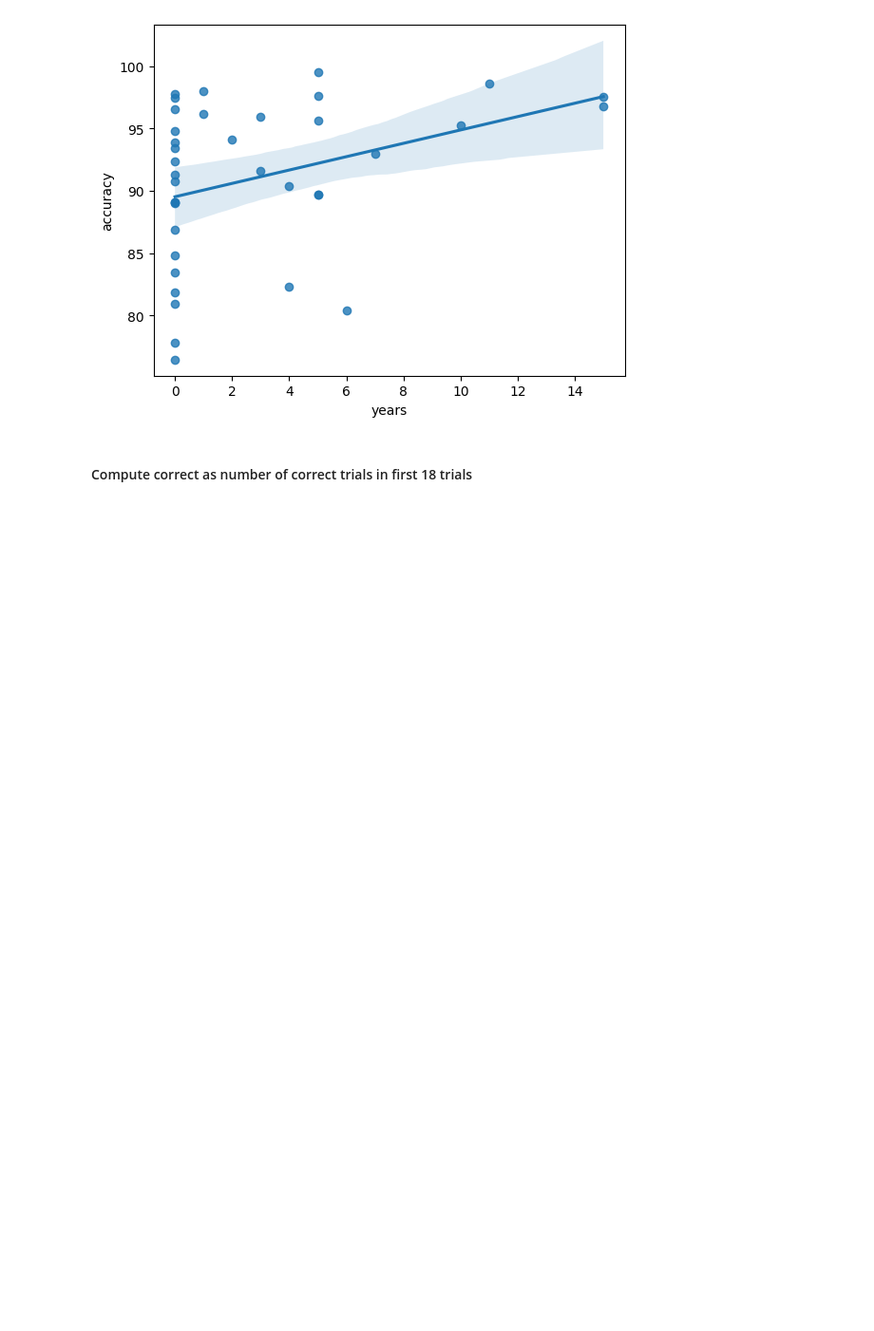
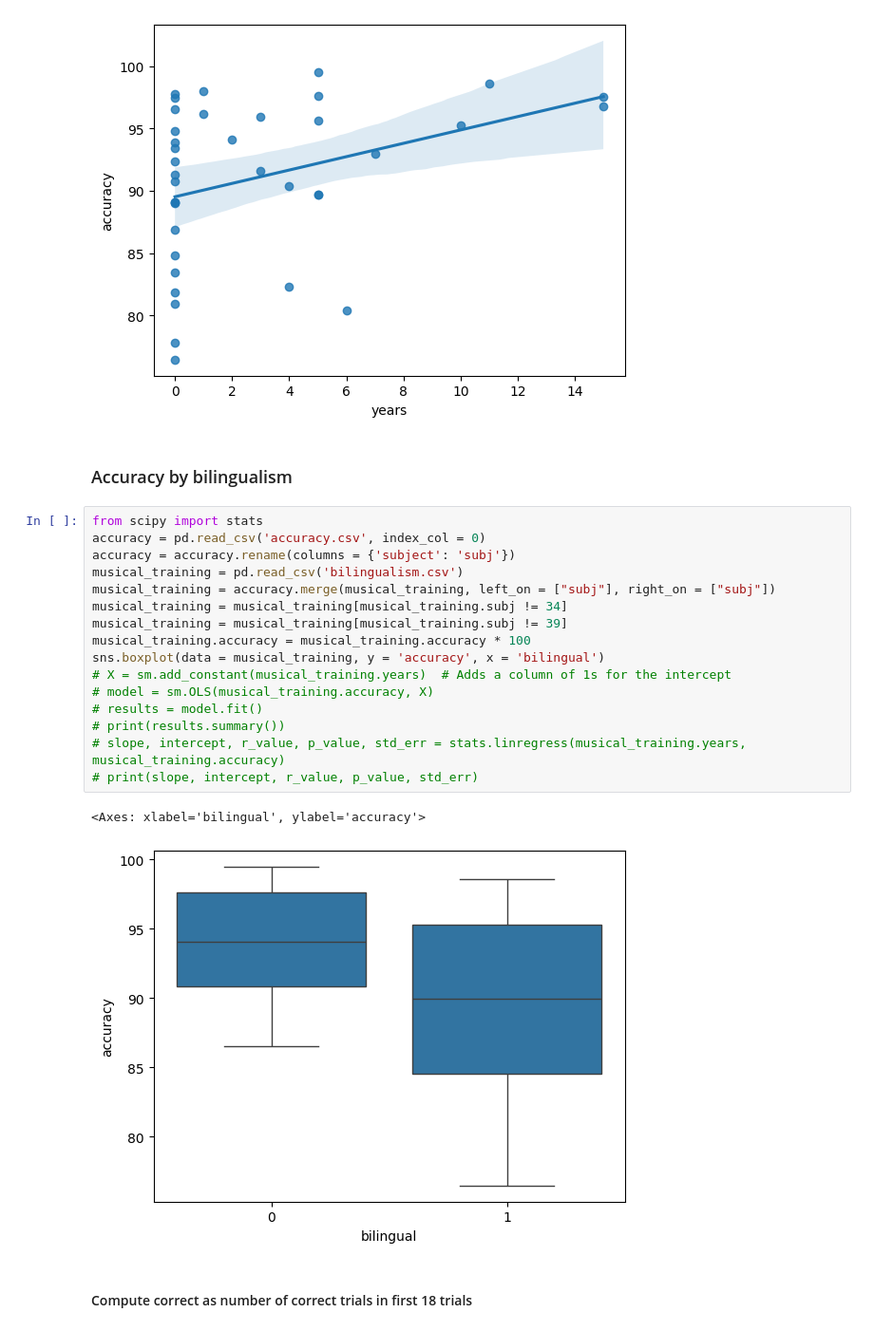
Before and after one commit to letitiayhho/tone-target-monitoring, a Jupyter notebook: analysis/accuracies.ipynb, the cells around one changed output. Shown at 95% size. Cells and saved outputs as stored; diff of their text form; blank space fills up the shorter version.

```diff
--- a/analysis/accuracies.ipynb
+++ b/analysis/accuracies.ipynb
@@ -160,6 +164,27 @@ Notes:
 [1] Standard Errors assume that the covariance matrix of the errors is correctly specified.
 0.5355405204819143 89.51833148331593 0.354377606010651 0.031397745465257774 0.23886428523565925
 [figure]
+# %% [markdown]
+### Accuracy by bilingualism
+# %%
+from scipy import stats
+accuracy = pd.read_csv('accuracy.csv', index_col = 0)
+accuracy = accuracy.rename(columns = {'subject': 'subj'})
+musical_training = pd.read_csv('bilingualism.csv')
+musical_training = accuracy.merge(musical_training, left_on = ["subj"], right_on = ["subj"])
+musical_training = musical_training[musical_training.subj != 34]
+musical_training = musical_training[musical_training.subj != 39]
+musical_training.accuracy = musical_training.accuracy * 100
+sns.boxplot(data = musical_training, y = 'accuracy', x = 'bilingual')
+# X = sm.add_constant(musical_training.years)  # Adds a column of 1s for the intercept
+# model = sm.OLS(musical_training.accuracy, X)
+# results = model.fit()
+# print(results.summary())
+# slope, intercept, r_value, p_value, std_err = stats.linregress(musical_training.years, musical_training.accuracy)
+# print(slope, intercept, r_value, p_value, std_err)
+# %% [output]
+<Axes: xlabel='bilingual', ylabel='accuracy'>
+[figure, added]
 # %% [markdown]
 #### Compute correct as number of correct trials in first 18 trials
 # %%
```
Also changed, not shown: parts of 1 cell of this notebook, 17 other files.
